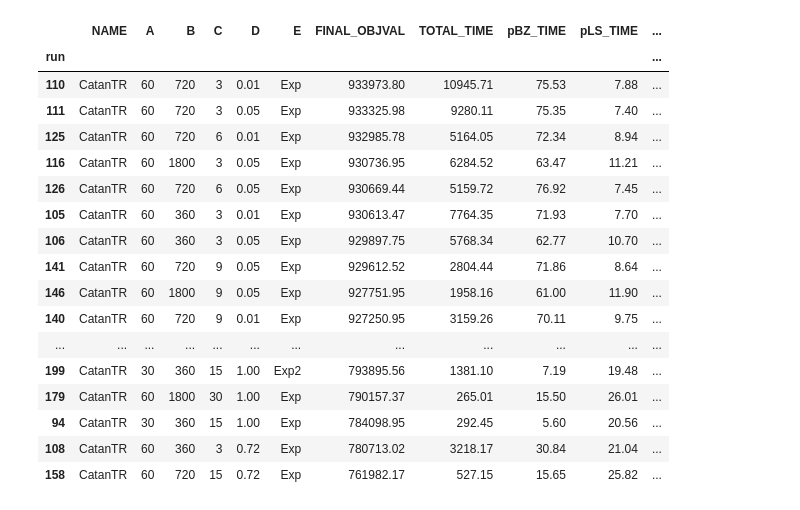
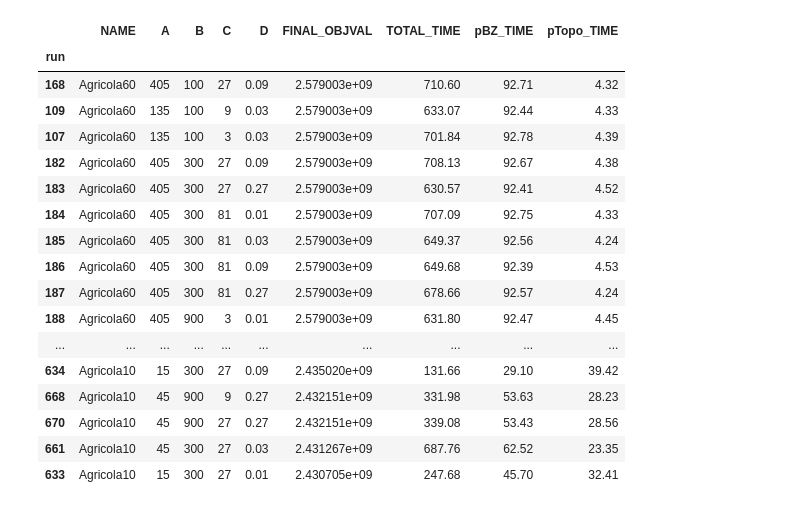
Before and after one commit to iciprian/DefinitiveUGTest, a Jupyter notebook: RTW_analysis/Table_small_instances.ipynb, the cells around one changed output. Saved outputs shown, nothing was run; the diff lists cells and outputs as text; code cells hidden in the pictures.

Commit message:
table small instances is running

```diff
--- a/RTW_analysis/Table_small_instances.ipynb
+++ b/RTW_analysis/Table_small_instances.ipynb
@@ -3,7 +3,7 @@
 import pandas as pd
 import numpy as np
 import plotly.express as px
-pd.set_option('display.max_rows', 2000)
+pd.set_option('display.max_rows', 1000)
 # %%
 #DATOS
 path = "/Users/icipriano/Repositorios/Data/"
@@ -75,3 +10,8 @@ df_Goldstrike9000
+# %%
+folder = path + "RTWFeb20/"
+pname = folder + "stats.csv"
+df_All = pd.read_csv(pname)
+df_All = df_All[df_All["FINISHED_OK"]==True]
 # %%
 def formatear(entrada):
     if entrada == entrada and type(entrada) == str :
@@ -98,46 +38,42 @@ def recover_name(x):
     word = [s for s in x.split('_')][0]
     return word.split('.')[0]
 # %%
-df_Catan = df_Catan.copy()
+df_all = df_All.copy()
+df_all.reset_index(drop=True, inplace=True)
 
-df_Catan['NAME']=df_Catan['INPUT_NAME'].transform(recover_name)
-df_Catan['A']=df_Catan['PARAMS_FILE'].transform(recover_val_a)
-df_Catan['B']=df_Catan['PARAMS_FILE'].transform(recover_val_b)
-df_Catan['C']=df_Catan['PARAMS_FILE'].transform(recover_val_c)
-df_Catan['D']=df_Catan['PARAMS_FILE'].transform(recover_val_d)
-df_Catan['E']=df_Catan['PARAMS_FILE'].transform(recover_val_e)
+df_all['NAME']=df_all['INPUT_NAME'].transform(recover_name)
+df_all['A']=df_all['PARAMS_FILE'].transform(recover_val_a)
+df_all['B']=df_all['PARAMS_FILE'].transform(recover_val_b)
+df_all['C']=df_all['PARAMS_FILE'].transform(recover_val_c)
+df_all['D']=df_all['PARAMS_FILE'].transform(recover_val_d)
+df_all['E']=df_all['PARAMS_FILE'].transform(recover_val_e)
 
-df_Catan['BZ_TIME'] = [formatear(df_Catan['BZ_SOLVETIME'][i]) for i in range(len(df_Catan))]
-df_Catan['LS_TIME'] = [formatear(df_Catan['TOPOSORT_TIME'][i]) for i in range(len(df_Catan))]
+df_all['BZ_TIME'] = [formatear(df_all['BZ_SOLVETIME'][i]) for i in range(len(df_all))]
+df_all['LS_TIME'] = [formatear(df_all['TOPOSORT_TIME'][i]) for i in range(len(df_all))]
 
-df_Catan['pBZ_TIME'] = 100*df_Catan['BZ_TIME']/df_Catan['TOTAL_TIME']
-df_Catan['pLS_TIME'] = 100*df_Catan['LS_TIME']/df_Catan['TOTAL_TIME']
-df_Catan['pother_TIME'] = 100 - df_Catan['pLS_TIME']-df_Catan['pBZ_TIME']
+df_all['pBZ_TIME'] =df_all['BZ_TIME']/df_all['TOTAL_TIME']*100
+df_all['pTopo_TIME'] =df_all['LS_TIME']/df_all['TOTAL_TIME']*100
+df_all = df_all[['NAME','A','B','C','D','FINAL_OBJVAL','TOTAL_TIME','pBZ_TIME','pTopo_TIME']]
 
-df_Catan['TOTAL_TIME'] = df_Catan['TOTAL_TIME']#/3600
-
-df_Catan['FINAL_OBJVAL'] = df_Catan['FINAL_OBJVAL']#/959082.799
-
-df_Catan = df_Catan[['NAME','A','B','C','D','E','FINAL_OBJVAL','TOTAL_TIME','pBZ_TIME','pLS_TIME','pother_TIME']]
-df_Catan = df_Catan.round(2)
-df_Catan.index.name = 'run'
-df_Catan.sort_values(by = 'FINAL_OBJVAL', ascending = False)
+df_all = df_all.round(2)
+df_all.index.name = 'run'
+df_all.sort_values(by = 'FINAL_OBJVAL', ascending = False)
 # %% [output]
-|  | NAME | A | B | C | D | E | FINAL_OBJVAL | TOTAL_TIME | pBZ_TIME | pLS_TIME | ... |
-| run |  |  |  |  |  |  |  |  |  |  | ... |
-| 110 | CatanTR | 60 | 720 | 3 | 0.01 | Exp | 933973.80 | 10945.71 | 75.53 | 7.88 | ... |
-| 111 | CatanTR | 60 | 720 | 3 | 0.05 | Exp | 933325.98 | 9280.11 | 75.35 | 7.40 | ... |
-| 125 | CatanTR | 60 | 720 | 6 | 0.01 | Exp | 932985.78 | 5164.05 | 72.34 | 8.94 | ... |
-| 116 | CatanTR | 60 | 1800 | 3 | 0.05 | Exp | 930736.95 | 6284.52 | 63.47 | 11.21 | ... |
-| 126 | CatanTR | 60 | 720 | 6 | 0.05 | Exp | 930669.44 | 5159.72 | 76.92 | 7.45 | ... |
-| 105 | CatanTR | 60 | 360 | 3 | 0.01 | Exp | 930613.47 | 7764.35 | 71.93 | 7.70 | ... |
-| 106 | CatanTR | 60 | 360 | 3 | 0.05 | Exp | 929897.75 | 5768.34 | 62.77 | 10.70 | ... |
-| 141 | CatanTR | 60 | 720 | 9 | 0.05 | Exp | 929612.52 | 2804.44 | 71.86 | 8.64 | ... |
-| 146 | CatanTR | 60 | 1800 | 9 | 0.05 | Exp | 927751.95 | 1958.16 | 61.00 | 11.90 | ... |
-| 140 | CatanTR | 60 | 720 | 9 | 0.01 | Exp | 927250.95 | 3159.26 | 70.11 | 9.75 | ... |
-| ... | ... | ... | ... | ... | ... | ... | ... | ... | ... | ... | ... |
-| 199 | CatanTR | 30 | 360 | 15 | 1.00 | Exp2 | 793895.56 | 1381.10 | 7.19 | 19.48 | ... |
-| 179 | CatanTR | 60 | 1800 | 30 | 1.00 | Exp | 790157.37 | 265.01 | 15.50 | 26.01 | ... |
-| 94 | CatanTR | 30 | 360 | 15 | 1.00 | Exp | 784098.95 | 292.45 | 5.60 | 20.56 | ... |
-| 108 | CatanTR | 60 | 360 | 3 | 0.72 | Exp | 780713.02 | 3218.17 | 30.84 | 21.04 | ... |
-| 158 | CatanTR | 60 | 720 | 15 | 0.72 | Exp | 761982.17 | 527.15 | 15.65 | 25.82 | ... |
+|  | NAME | A | B | C | D | FINAL_OBJVAL | TOTAL_TIME | pBZ_TIME | pTopo_TIME |
+| run |  |  |  |  |  |  |  |  |  |
+| 168 | Agricola60 | 405 | 100 | 27 | 0.09 | 2.579003e+09 | 710.60 | 92.71 | 4.32 |
+| 109 | Agricola60 | 135 | 100 | 9 | 0.03 | 2.579003e+09 | 633.07 | 92.44 | 4.33 |
+| 107 | Agricola60 | 135 | 100 | 3 | 0.03 | 2.579003e+09 | 701.84 | 92.78 | 4.39 |
+| 182 | Agricola60 | 405 | 300 | 27 | 0.09 | 2.579003e+09 | 708.13 | 92.67 | 4.38 |
+| 183 | Agricola60 | 405 | 300 | 27 | 0.27 | 2.579003e+09 | 630.57 | 92.41 | 4.52 |
+| 184 | Agricola60 | 405 | 300 | 81 | 0.01 | 2.579003e+09 | 707.09 | 92.75 | 4.33 |
+| 185 | Agricola60 | 405 | 300 | 81 | 0.03 | 2.579003e+09 | 649.37 | 92.56 | 4.24 |
+| 186 | Agricola60 | 405 | 300 | 81 | 0.09 | 2.579003e+09 | 649.68 | 92.39 | 4.53 |
+| 187 | Agricola60 | 405 | 300 | 81 | 0.27 | 2.579003e+09 | 678.66 | 92.57 | 4.24 |
+| 188 | Agricola60 | 405 | 900 | 3 | 0.01 | 2.579003e+09 | 631.80 | 92.47 | 4.45 |
+| ... | ... | ... | ... | ... | ... | ... | ... | ... | ... |
+| 634 | Agricola10 | 15 | 300 | 27 | 0.09 | 2.435020e+09 | 131.66 | 29.10 | 39.42 |
+| 668 | Agricola10 | 45 | 900 | 9 | 0.27 | 2.432151e+09 | 331.98 | 53.63 | 28.23 |
+| 670 | Agricola10 | 45 | 900 | 27 | 0.27 | 2.432151e+09 | 339.08 | 53.43 | 28.56 |
+| 661 | Agricola10 | 45 | 300 | 27 | 0.03 | 2.431267e+09 | 687.76 | 62.52 | 23.35 |
+| 633 | Agricola10 | 15 | 300 | 27 | 0.01 | 2.430705e+09 | 247.68 | 45.70 | 32.41 |
```
Also changed, not shown: parts of 42 cells of this notebook.
